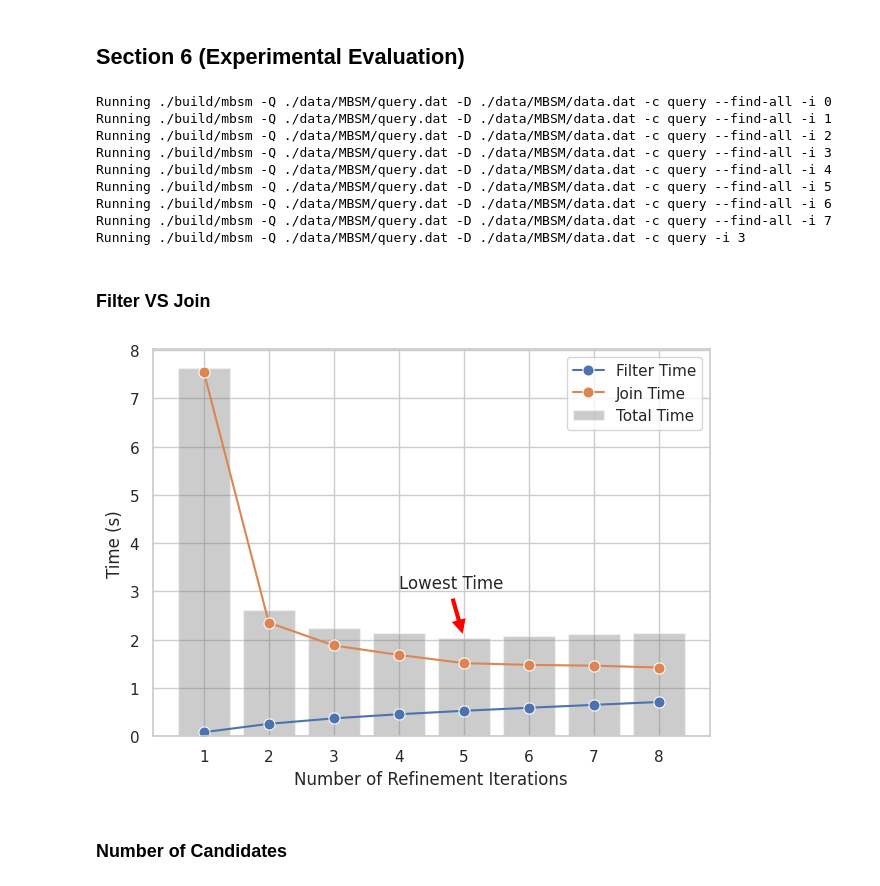
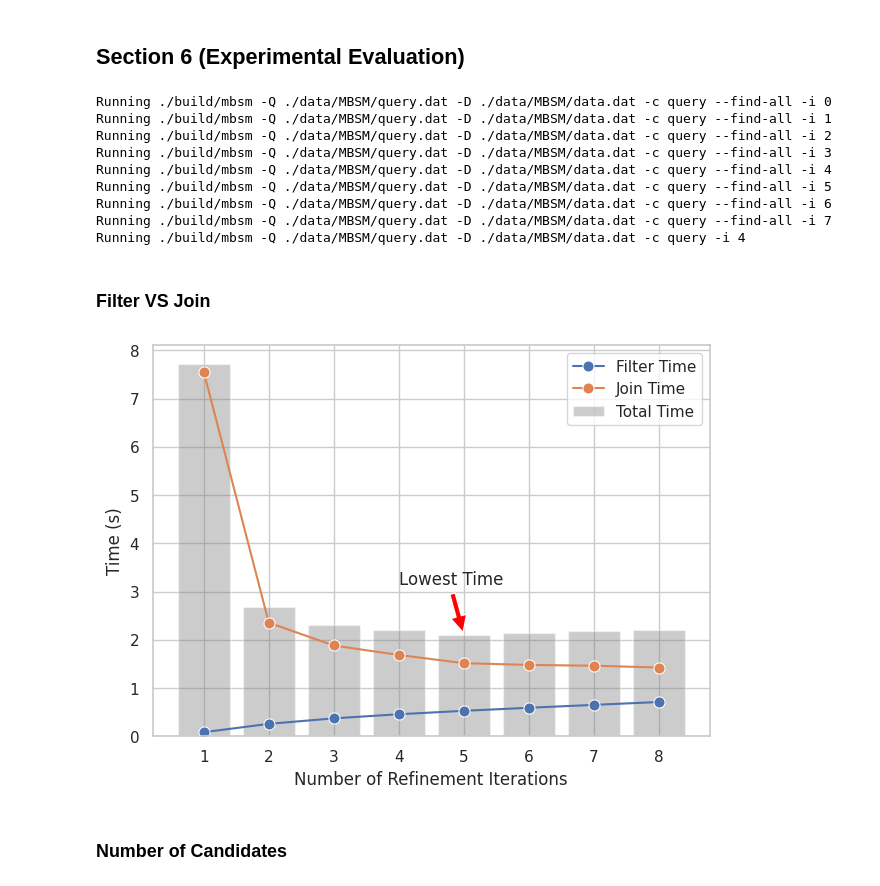
Before and after one commit to antonio-decaro/SIGMo, a Jupyter notebook: 4_produce_plot.ipynb, the cells around one changed output. Saved outputs shown, nothing was run; the diff lists cells and outputs as text; code cells hidden in the pictures.

Commit message:
modified jupyter to dynamically fetch the best solution idx

```diff
--- a/4_produce_plot.ipynb
+++ b/4_produce_plot.ipynb
@@ -181,7 +181,7 @@ for i in range(8):
   out = out.stdout.decode('utf-8')
   outputs_find_all.append(out)
 
-best_idx = 3
+best_idx = min(range(len(outputs_find_all)), key=lambda i: MBSMParser(outputs_find_all[i]).total_time)
 
 print(f"Running {exec_path} {' '.join(exec_args)} -i {best_idx}")
 output_find_first = subprocess.run([exec_path] + exec_args + ["-i", f"{best_idx}"], check=True, stdout=subprocess.PIPE).stdout.decode('utf-8')
@@ -194,7 +194,7 @@ Running ./build/mbsm -Q ./data/MBSM/query.dat -D ./data/MBSM/data.dat -c query -
 Running ./build/mbsm -Q ./data/MBSM/query.dat -D ./data/MBSM/data.dat -c query --find-all -i 5
 Running ./build/mbsm -Q ./data/MBSM/query.dat -D ./data/MBSM/data.dat -c query --find-all -i 6
 Running ./build/mbsm -Q ./data/MBSM/query.dat -D ./data/MBSM/data.dat -c query --find-all -i 7
-Running ./build/mbsm -Q ./data/MBSM/query.dat -D ./data/MBSM/data.dat -c query -i 3
+Running ./build/mbsm -Q ./data/MBSM/query.dat -D ./data/MBSM/data.dat -c query -i 4
 # %%
 results_find_all = []
 for out in outputs_find_all:
@@ -207,6 +207,7 @@ result_find_first = MBSMParser(output_find_first)
 # %%
 filter_time = [result.filter_gpu_time / 1000 for result in results_find_all]
 join_time = [result.join_gpu_time / 1000 for result in results_find_all]
+total_time = [result.total_time / 1000 for result in results_find_all]
 
 # Create a DataFrame
 iterations = list(range(1, len(filter_time) + 1))
@@ -217,37 +218,37 @@ data = pd.DataFrame({
 })
 
 # Calculate total time
-data['Total Time'] = data['Filter Time'] + data['Join Time']
+data['Total Time'] = total_time
 
 # Melt the DataFrame to long format
 data_melted = data.melt(id_vars='Iterations', value_vars=['Filter Time', 'Join Time'], var_name='Type', value_name='Time')
 
 # Create the line plot
 sns.lineplot(data=data_melted, x='Iterations', y='Time', hue='Type', marker='o', markersize=8)
 
 # Add the total time bars
 plt.bar(data['Iterations'], data['Total Time'], color='gray', alpha=0.4, label='Total Time')
 
 # Add labels and title
 plt.xlabel('Number of Refinement Iterations')
 plt.ylabel('Time (s)')
 
 # get the lowest bar and add a label to mark that is the lowest, add also an arrow
 lowest_bar = min(data['Total Time'])
 plt.annotate('Lowest Time', xy=(data['Iterations'][data['Total Time'].idxmin()], lowest_bar),
              xytext=(data['Iterations'][data['Total Time'].idxmin()] - 1, lowest_bar + lowest_bar * .5),
              arrowprops=dict(facecolor='red', shrink=0.05))
 
 
 # Add legend
 plt.legend()
 
 # Show the plot
 plt.tight_layout()
 plt.savefig('./out/plots/filter_join_time.pdf')
 plt.show()
 # %% [output]
-[figure, old version]
+[figure, new version]
 # %% [markdown]
 ### Number of Candidates
 # %%
```
